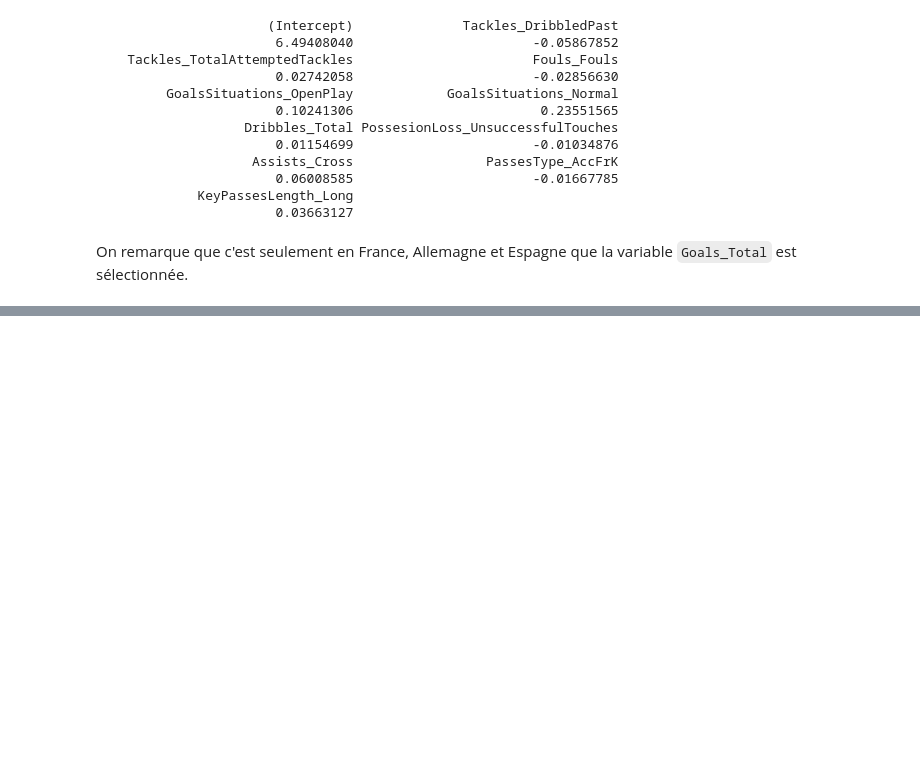
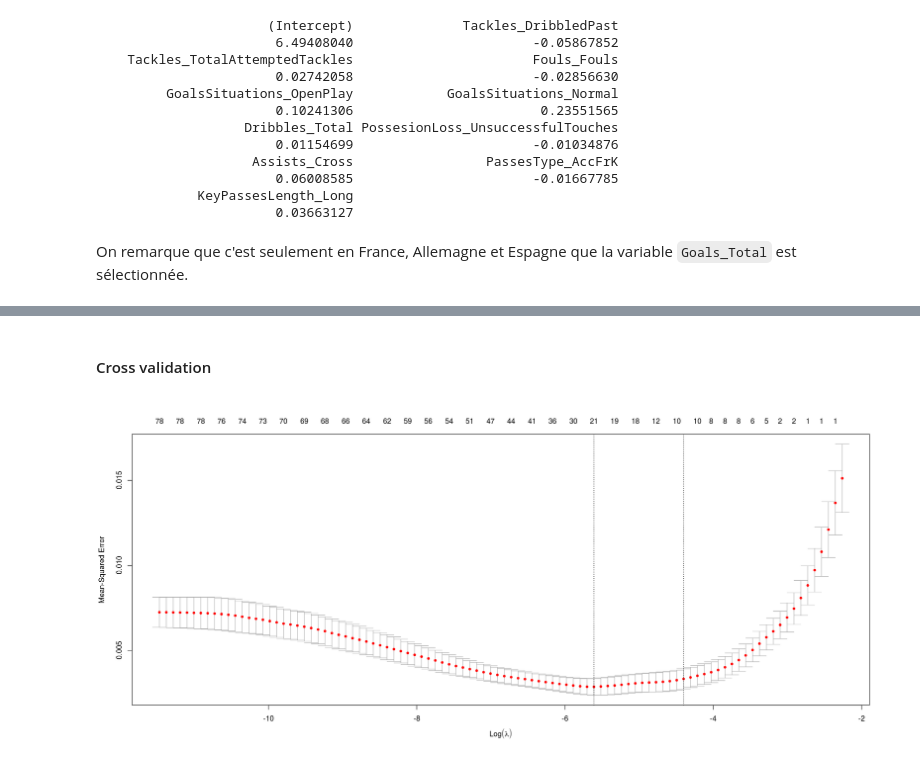
Before and after one commit to CamilleBichet/Projet_Foot_5A, a Jupyter notebook: Selection_de_variables.ipynb, the cells around one changed output, grey strips where cells are left out. Drawn from its saved outputs; the diff is of its cells as text; code cells hidden in the pictures; blank space fills up the shorter version.

```diff
--- a/Selection_de_variables.ipynb
+++ b/Selection_de_variables.ipynb
@@ -213,0 +250,8 @@ On remarque que c'est seulement en France, Allemagne et Espagne que la variable
+# %% [markdown]
+#### Cross validation
+# %%
+cv.out <- cv.glmnet(as.matrix(data), data_tot$Rating, alpha = 1)
+# %%
+plot(cv.out)
+# %% [output]
+[figure, added]
```
Also changed, not shown: parts of 19 cells of this notebook.
